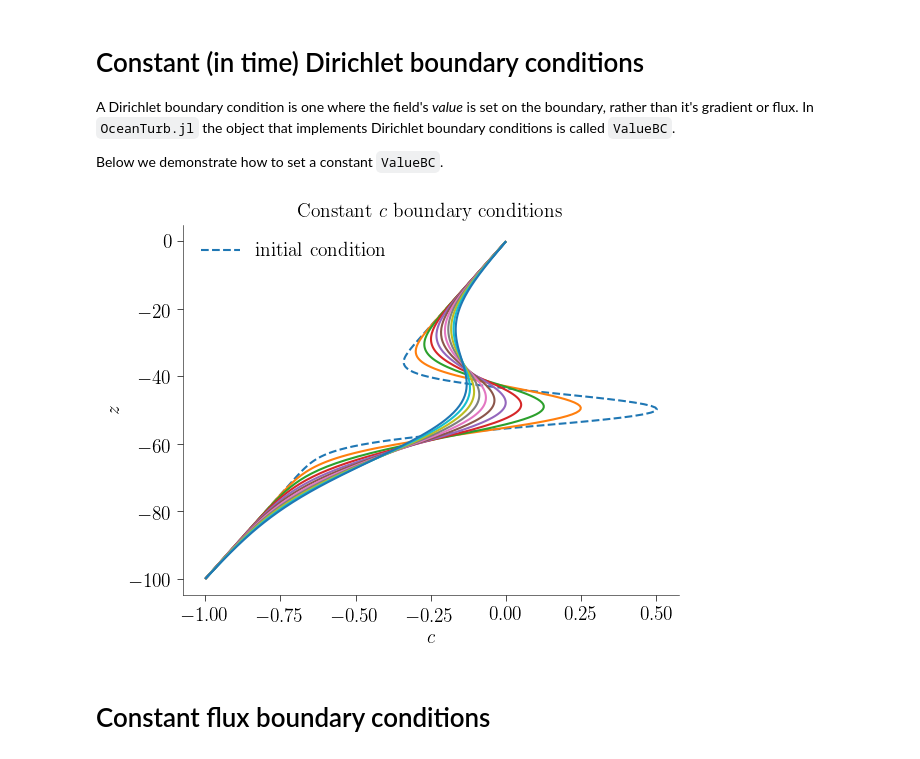
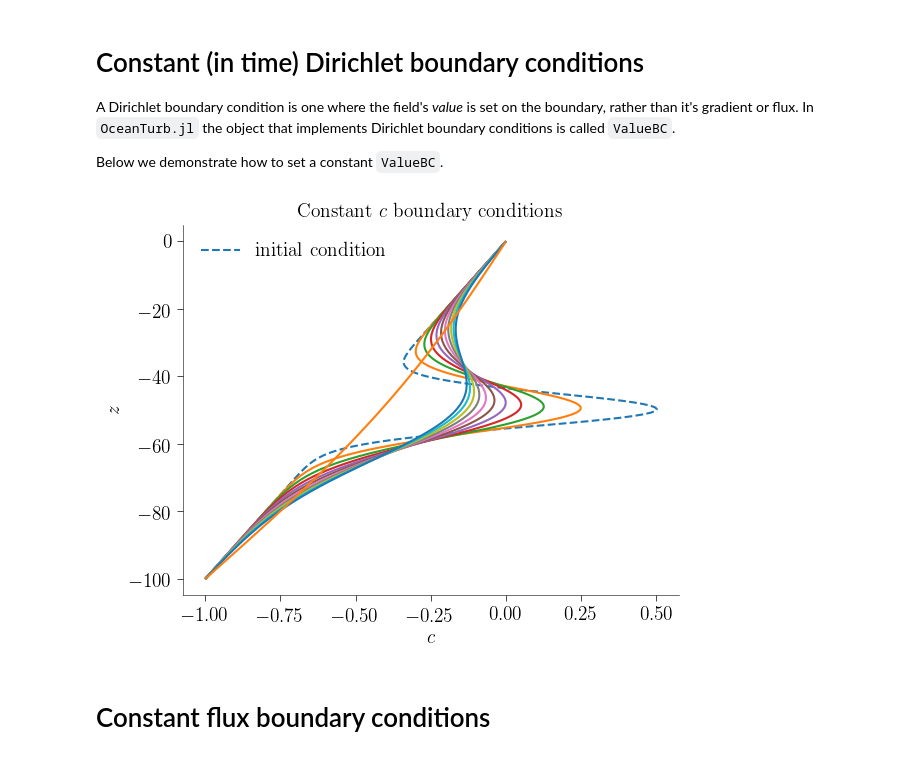
Before and after one commit to glwagner/OceanTurb.jl, a Jupyter notebook: examples/diffusion_example.ipynb, the cells around one changed output. Drawn from its saved outputs; the diff is of its cells as text; code cells hidden in the pictures.

```diff
--- a/examples/diffusion_example.ipynb
+++ b/examples/diffusion_example.ipynb
@@ -19,8 +21,7 @@ When a `Diffusion.Model` is initialized, it assumes
 a default no-flux boundary condition for `c`.
 # %%
 # Next we use a simple initial condition and iterate forward
-Lz = model.grid.Lz
-z0, dz = -Lz/2, Lz/20
+z0, dz = -height(model)/2, height(model)/20
 c0(z) = exp(-(z-z0)^2 / 2dz^2)
 
 # Set c to the function c0(z) --- enabled by some OceanTurb.jl syntactic sugar
@@ -28,8 +29,8 @@ model.solution.c = c0
 
 # Initialize plotting
 ax, fig = subplots()
-xlabel("c")
-ylabel("z")
+xlabel(L"c")
+ylabel(L"z")
 title("No flux boundary conditions")
 cornerspines()
 
@@ -59,37 +60,40 @@ conditions is called `ValueBC`.
 Below we demonstrate how to set a constant `ValueBC`.
 # %%
 # Re-initialize the solution
-c0(z) = exp(-(z-z0)^2 / 2dz^2) + z/Lz
+c0(z) = exp(-(z-z0)^2 / 2dz^2) + z/height(model)
 model.solution.c = c0
 
 # Set constant boundary conditions at top and bottom
 bottom_bc = ValueBC(Bottom, -1.0)
 top_bc = ValueBC(Top, 0.0)
 
 set_bcs!(model, c=(bottom_bc, top_bc))
 
 # Initialize plotting
 ax, fig = subplots()
 xlabel(L"c")
 ylabel(L"z")
 title("Constant \$c\$ boundary conditions")
 cornerspines()
 
 plot(model.solution.c.data, zdata(model.solution.c), "--", label="initial condition")
 
 # Run the model
 dt = 0.01
 nt = 1000
 ni = 10
 
 for i = 1:ni
     iterate!(model, dt, nt)
     plot(model.solution.c.data, zdata(model.solution.c))
 end
 
+iterate!(model, dt, 100nt)
+plot(model.solution.c.data, zdata(model.solution.c))
+
 legend();
 # %% [output]
-[figure, old version]
+[figure, new version]
 # %% [markdown]
 # Constant flux boundary conditions
 # %%
```
Also changed, not shown: parts of 6 cells of this notebook, 8 other files.
